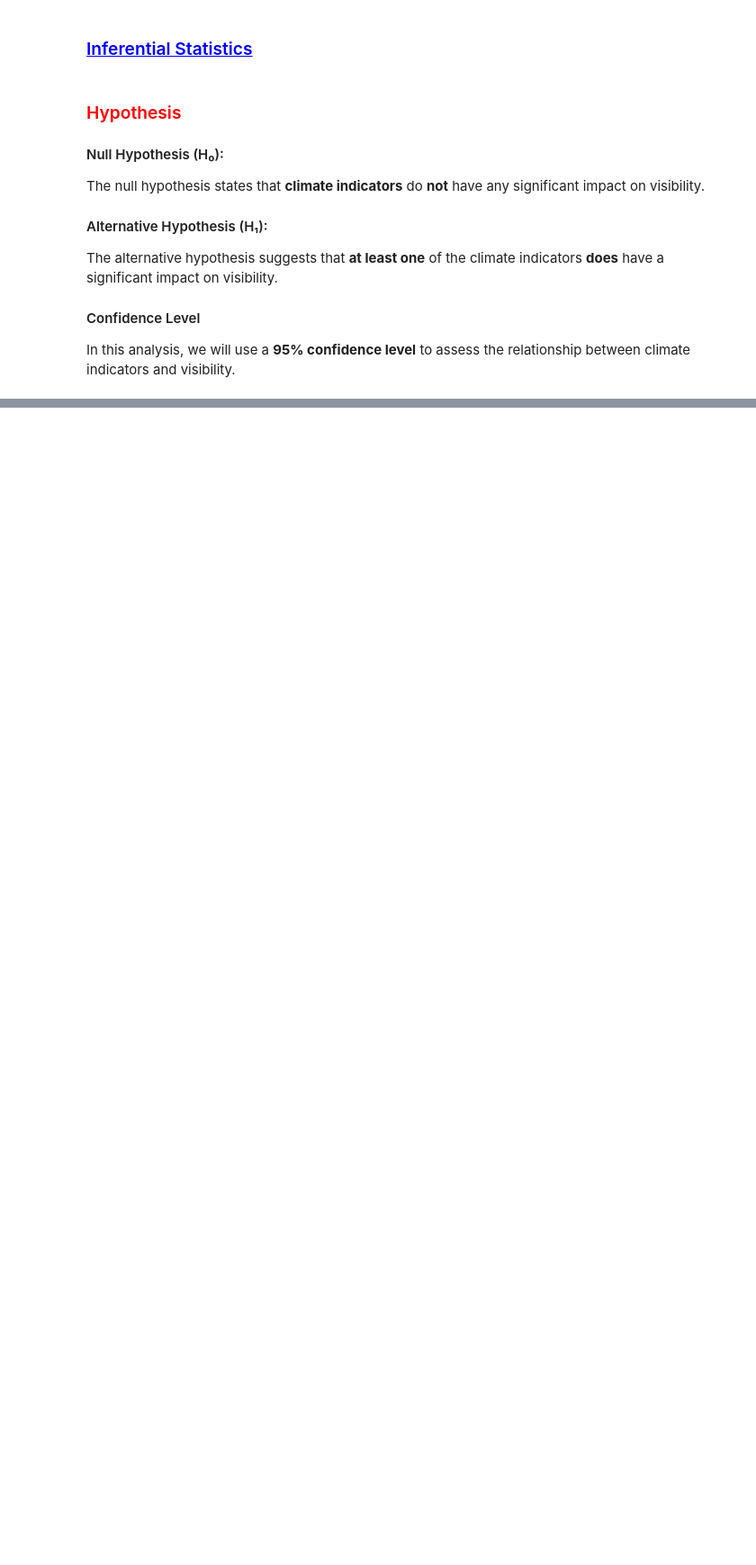
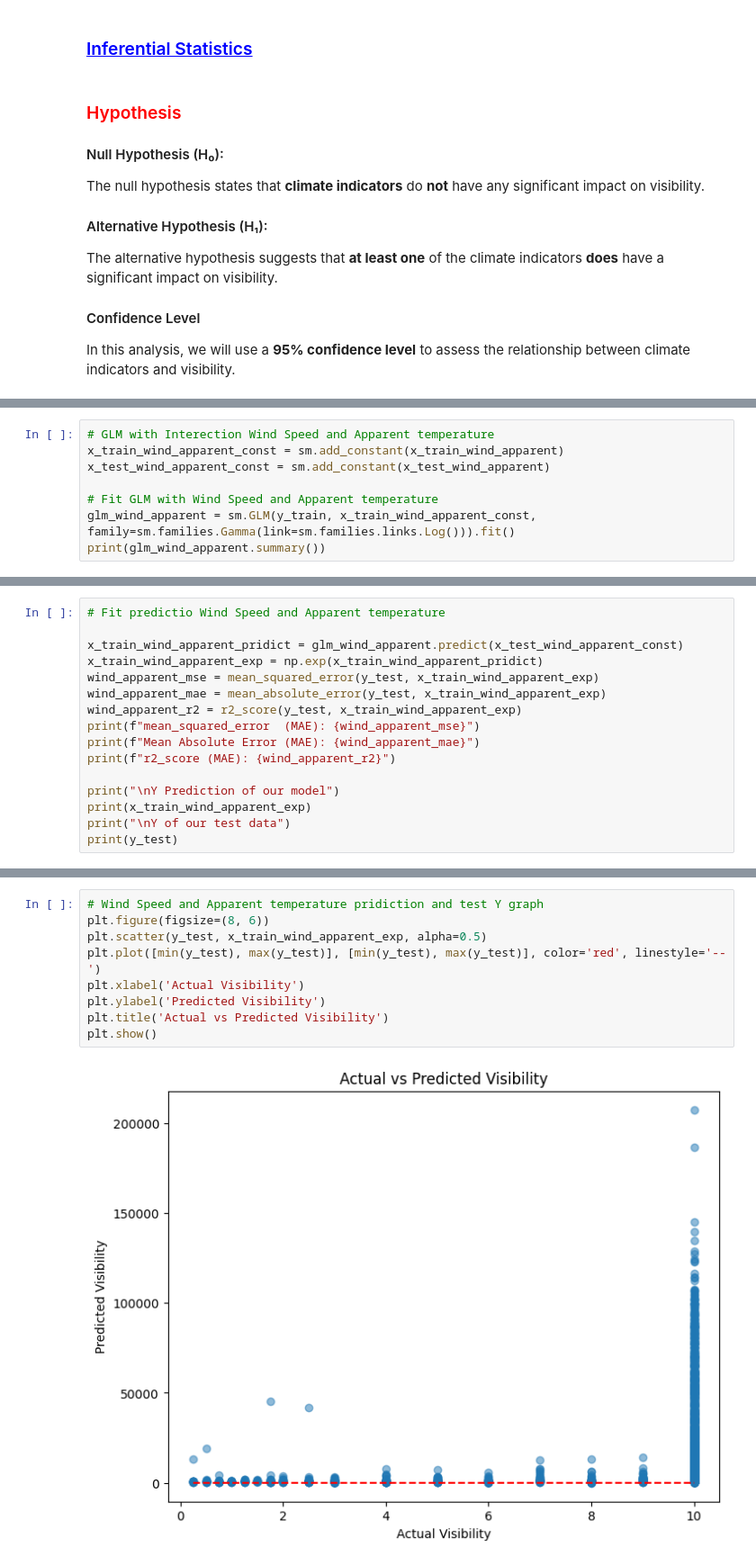
Before and after one commit to Muzhgan-Rustaqi/Impact-of-Climate-Variables-on-Visibility, a Jupyter notebook: final_project.ipynb, the cells around one changed output, grey strips where cells are left out. Shown at 90% size. Cells and saved outputs as stored; diff of their text form; blank space fills up the shorter version.

```diff
--- a/final_project.ipynb
+++ b/final_project.ipynb
@@ -528,0 +761,8 @@ In this analysis, we will use a **95% confidence level** to assess the relations
+# %%
+# GLM with Interection Wind Speed and Apparent temperature
+x_train_wind_apparent_const = sm.add_constant(x_train_wind_apparent)
+x_test_wind_apparent_const = sm.add_constant(x_test_wind_apparent)
+
+# Fit GLM with Wind Speed and Apparent temperature
+glm_wind_apparent = sm.GLM(y_train, x_train_wind_apparent_const, family=sm.families.Gamma(link=sm.families.links.Log())).fit()
+print(glm_wind_apparent.summary())
@@ -528,0 +787,16 @@ In this analysis, we will use a **95% confidence level** to assess the relations
+# %%
+# Fit predictio Wind Speed and Apparent temperature
+
+x_train_wind_apparent_pridict = glm_wind_apparent.predict(x_test_wind_apparent_const)
+x_train_wind_apparent_exp = np.exp(x_train_wind_apparent_pridict)
+wind_apparent_mse = mean_squared_error(y_test, x_train_wind_apparent_exp)
+wind_apparent_mae = mean_absolute_error(y_test, x_train_wind_apparent_exp)
+wind_apparent_r2 = r2_score(y_test, x_train_wind_apparent_exp)
+print(f"mean_squared_error  (MAE): {wind_apparent_mse}")
+print(f"Mean Absolute Error (MAE): {wind_apparent_mae}")
+print(f"r2_score (MAE): {wind_apparent_r2}")
+
+print("\nY Prediction of our model")
+print(x_train_wind_apparent_exp)
+print("\nY of our test data")
+print(y_test)
@@ -528,0 +821,11 @@ In this analysis, we will use a **95% confidence level** to assess the relations
+# %%
+# Wind Speed and Apparent temperature pridiction and test Y graph
+plt.figure(figsize=(8, 6))
+plt.scatter(y_test, x_train_wind_apparent_exp, alpha=0.5)
+plt.plot([min(y_test), max(y_test)], [min(y_test), max(y_test)], color='red', linestyle='--')
+plt.xlabel('Actual Visibility')
+plt.ylabel('Predicted Visibility')
+plt.title('Actual vs Predicted Visibility')
+plt.show()
+# %% [output]
+[figure, added]
```
Also changed, not shown: parts of 27 cells of this notebook.
